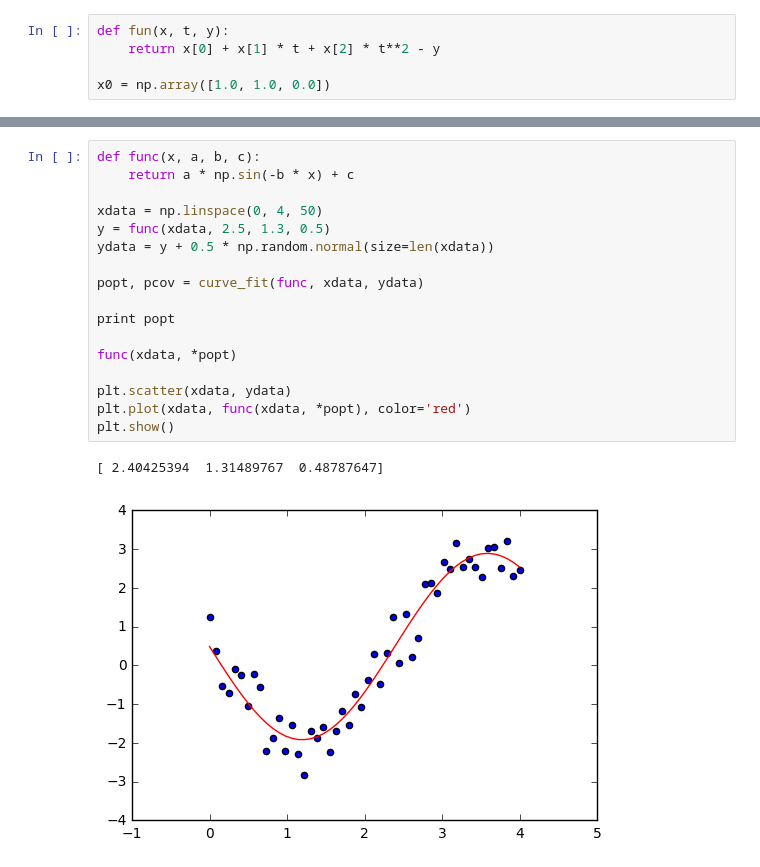
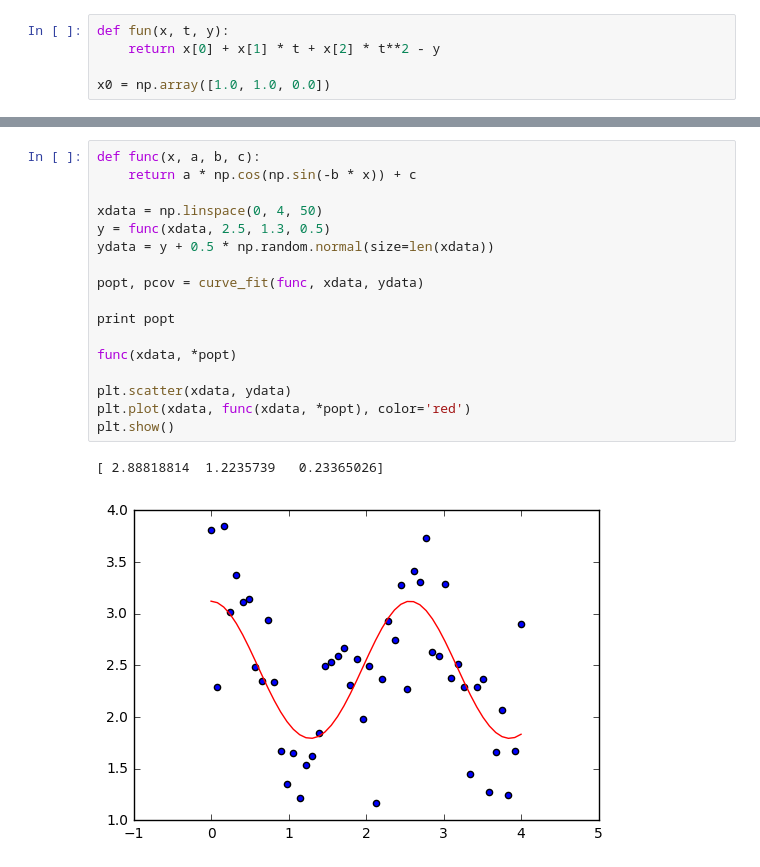
Before and after one commit to kostaNew/comp_sci_spring_2017, a Jupyter notebook: lesson4/curve_fit.ipynb, the cells around one changed output, grey strips where cells are left out. Drawn from its saved outputs; the diff is of its cells as text.

```diff
--- a/lesson4/curve_fit.ipynb
+++ b/lesson4/curve_fit.ipynb
@@ -133,20 +133,20 @@ plt.show()
 # %%
 def func(x, a, b, c):
-    return a * np.sin(-b * x) + c
+    return a * np.cos(np.sin(-b * x)) + c
 
 xdata = np.linspace(0, 4, 50)
 y = func(xdata, 2.5, 1.3, 0.5)
 ydata = y + 0.5 * np.random.normal(size=len(xdata))
 
 popt, pcov = curve_fit(func, xdata, ydata)
 
 print popt
 
 func(xdata, *popt)
 
 plt.scatter(xdata, ydata)
 plt.plot(xdata, func(xdata, *popt), color='red')
 plt.show()
 # %% [output]
-[ 2.40425394  1.31489767  0.48787647]
+[ 2.88818814  1.2235739   0.23365026]
-[figure, old version]
+[figure, new version]
```
Also changed, not shown: parts of 8 cells of this notebook, 4 other files.
